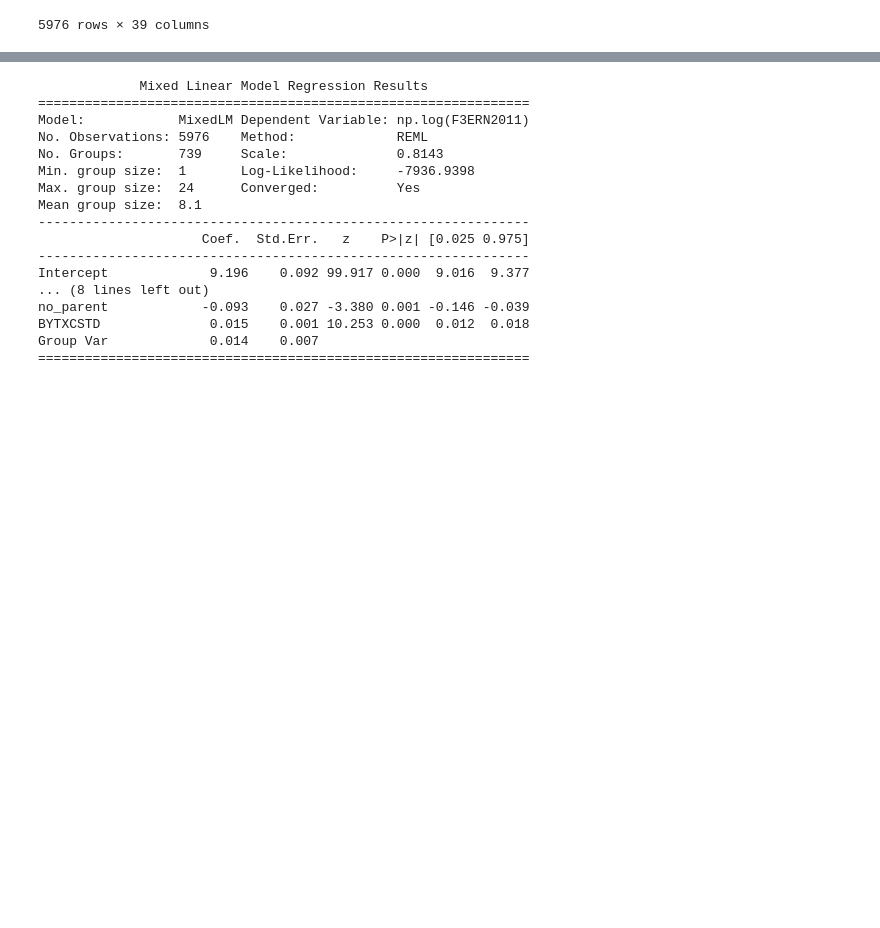
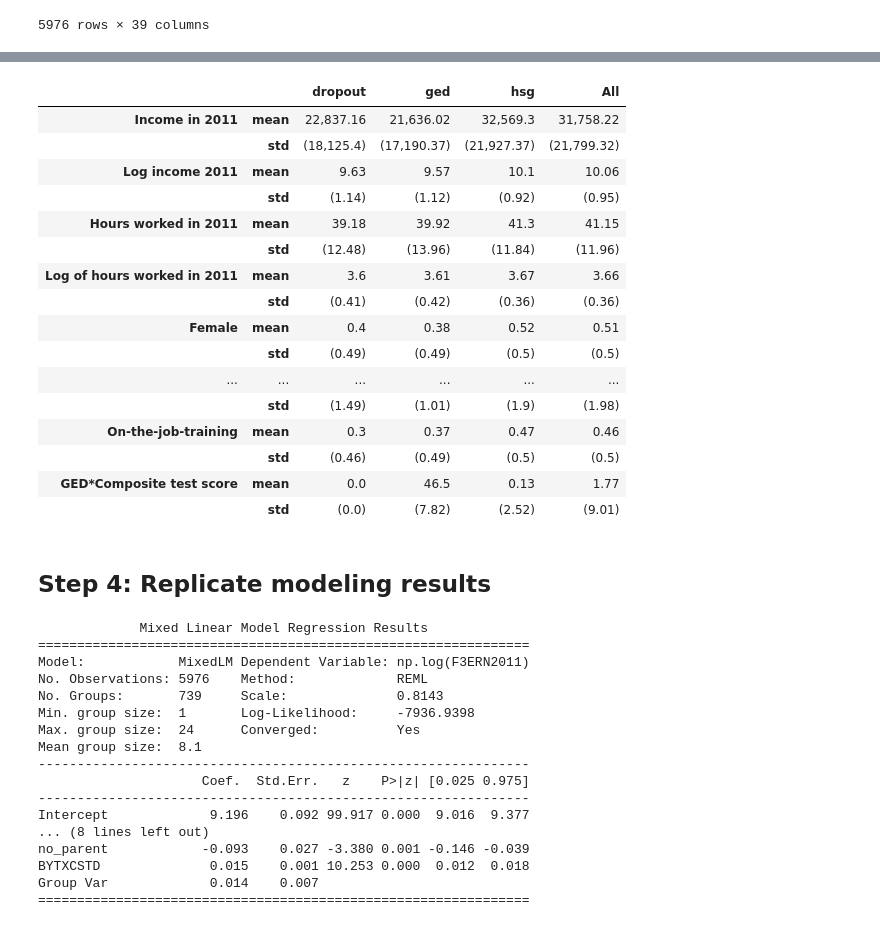
Before and after one commit to claraberes/QMSS-GR5072_Spring2023, a Jupyter notebook: Week 4/Activity/AERA Data Analysis .ipynb, the cells around one changed output, grey strips where cells are left out. Saved outputs shown, nothing was run; the diff lists cells and outputs as text; code cells hidden in the pictures; blank space fills up the shorter version.

```diff
--- a/Week 4/Activity/AERA Data Analysis .ipynb
+++ b/Week 4/Activity/AERA Data Analysis .ipynb
@@ -248,3 +407,34 @@ data
+# %%
+# round the data to 2 decimals
+df4 = df4.round(2)
+# change the format of the integers, so that there is a comma between every three digits
+df4 = df4.apply(lambda series: series.apply(lambda value: f"{value:,}"))
+# %%
+# loop through the columns, if it's an std column, then we add parentheses
+for index, row in df4.iterrows():
+    if 'std' in index:
+        df4.loc[index] = df4.loc[index].apply(lambda x: f"({x})")
+df4
+# %% [output]
+|  |  | dropout | ged | hsg | All |
+| Income in 2011 | mean | 22,837.16 | 21,636.02 | 32,569.3 | 31,758.22 |
+|  | std | (18,125.4) | (17,190.37) | (21,927.37) | (21,799.32) |
+| Log income 2011 | mean | 9.63 | 9.57 | 10.1 | 10.06 |
+|  | std | (1.14) | (1.12) | (0.92) | (0.95) |
+| Hours worked in 2011 | mean | 39.18 | 39.92 | 41.3 | 41.15 |
+|  | std | (12.48) | (13.96) | (11.84) | (11.96) |
+| Log of hours worked in 2011 | mean | 3.6 | 3.61 | 3.67 | 3.66 |
+|  | std | (0.41) | (0.42) | (0.36) | (0.36) |
+| Female | mean | 0.4 | 0.38 | 0.52 | 0.51 |
+|  | std | (0.49) | (0.49) | (0.5) | (0.5) |
+| ... | ... | ... | ... | ... | ... |
+|  | std | (1.49) | (1.01) | (1.9) | (1.98) |
+| On-the-job-training | mean | 0.3 | 0.37 | 0.47 | 0.46 |
+|  | std | (0.46) | (0.49) | (0.5) | (0.5) |
+| GED*Composite test score | mean | 0.0 | 46.5 | 0.13 | 1.77 |
+|  | std | (0.0) | (7.82) | (2.52) | (9.01) |
+# %% [markdown]
+## Step 4: Replicate modeling results
 # %%
 # Model 1
 import statsmodels.api as sm  # library for estimating regression models
```
Also changed, not shown: parts of 10 cells of this notebook, 1 other file.
